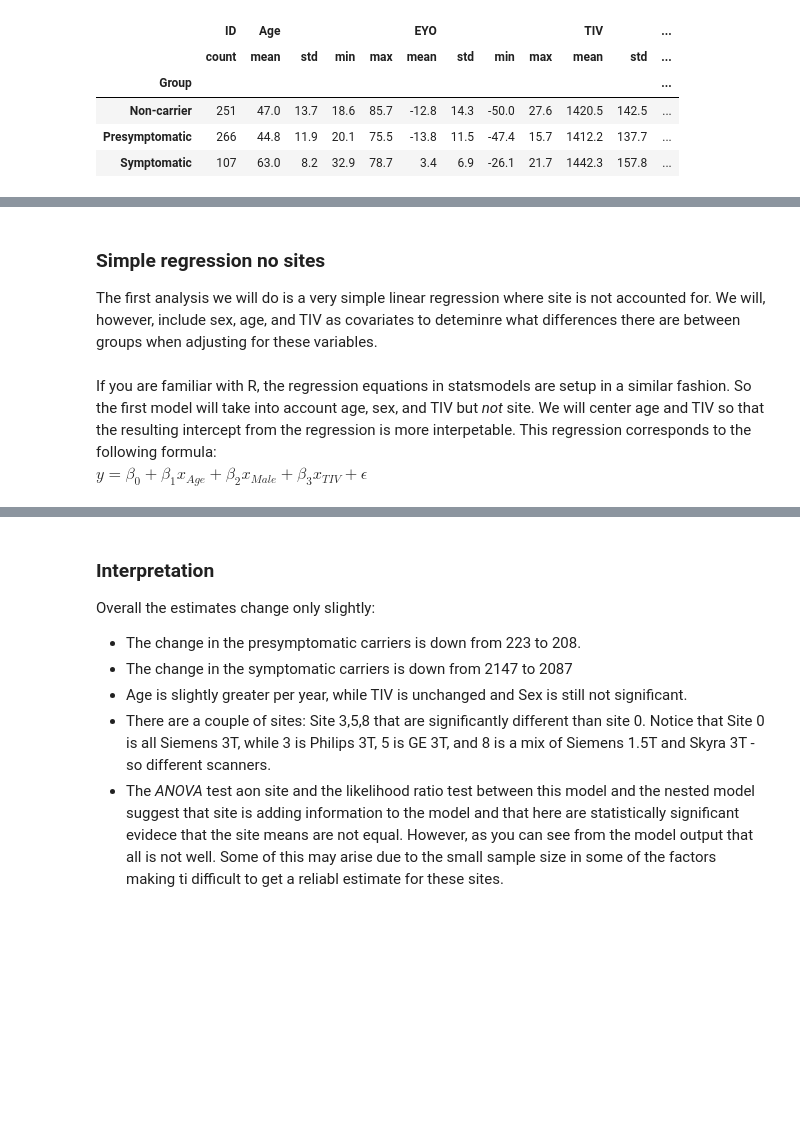
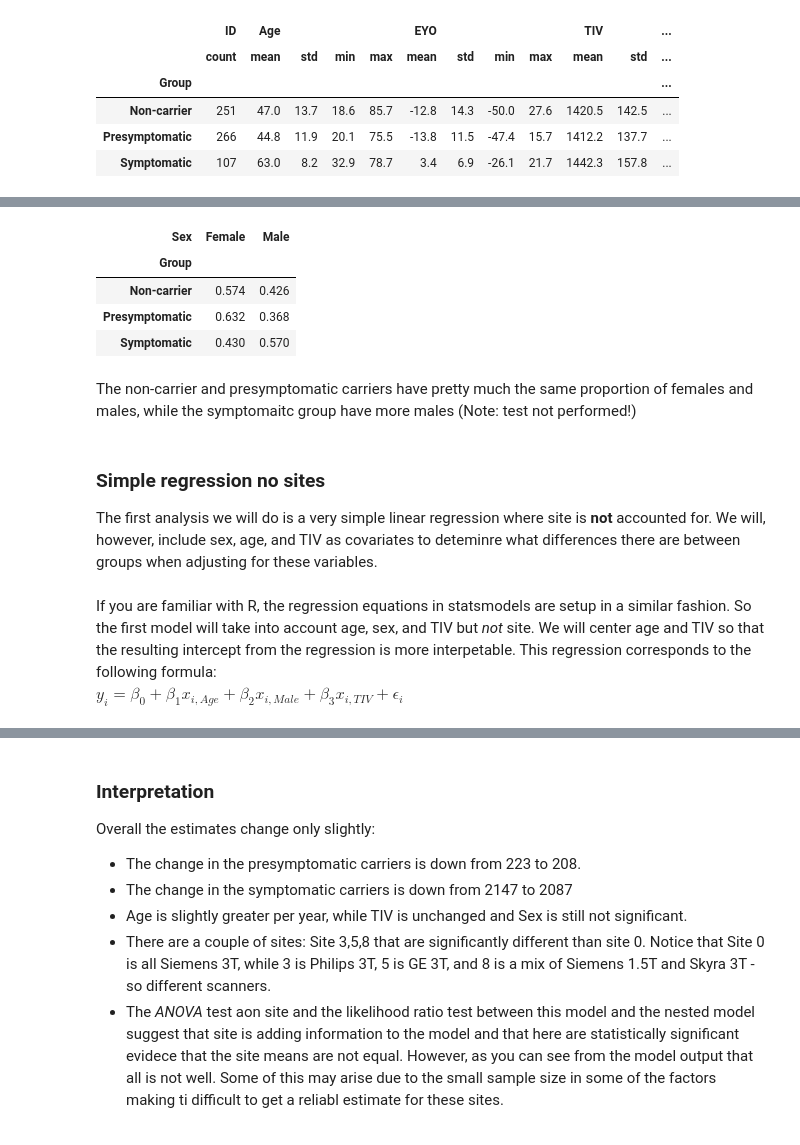
Before and after one commit to HealthBioscienceIDEAS/demon-imaging-harmonisation, a Jupyter notebook: harmonisation.ipynb, the cells around one changed output, grey strips where cells are left out. Drawn from its saved outputs; the diff is of its cells as text; code cells hidden in the pictures; blank space fills up the shorter version.

```diff
--- a/harmonisation.ipynb
+++ b/harmonisation.ipynb
@@ -76,13 +92,24 @@ df_xsec.groupby("Group").agg(
+# %%
+pd.crosstab(df_xsec["Group"],df_xsec["Sex"],normalize='index').style.format(precision=3)
+# %% [output]
+| Sex | Female | Male |
+| Group |  |  |
+| Non-carrier | 0.574 | 0.426 |
+| Presymptomatic | 0.632 | 0.368 |
+| Symptomatic | 0.430 | 0.570 |
+# %% [markdown]
+The non-carrier and presymptomatic carriers have pretty much the same proportion of females and males, while the symptomaitc group have more males
+(Note: test not performed!)
 # %% [markdown]
 ### Simple regression no sites
-The first analysis we will do is a very simple linear regression where site is not accounted for. We will, however, include  sex, age, and TIV as covariates to deteminre what differences there are between groups when adjusting for these variables.
+The first analysis we will do is a very simple linear regression where site is **not** accounted for. We will, however, include  sex, age, and TIV as covariates to deteminre what differences there are between groups when adjusting for these variables.
 # %%
 import statsmodels.api as stats
 import statsmodels.formula.api as statsfx
 # %% [markdown]
 If you are familiar with R, the regression equations in statsmodels are setup in a similar fashion. So the first model will take into account age, sex, and TIV but *not* site. We will center age and TIV so that the resulting intercept from the regression is more interpetable.
 This regression corresponds to the following formula:
-$y  = \beta_0 + \beta_1x_{Age} + \beta_2x_{Male} + \beta_3x_{TIV} + \epsilon$
+$y_i  = \beta_0 + \beta_1x_{i,Age} + \beta_2x_{i,Male} + \beta_3x_{i,TIV} + \epsilon_i$
 # %%
 df_xsec=df_xsec.dropna(subset=["Group","Age","Sex","TIV"])
 df_xsec["Age_centered"]=df_xsec['Age']-df_xsec['Age'].mean()
```
Also changed, not shown: parts of 29 cells of this notebook.
